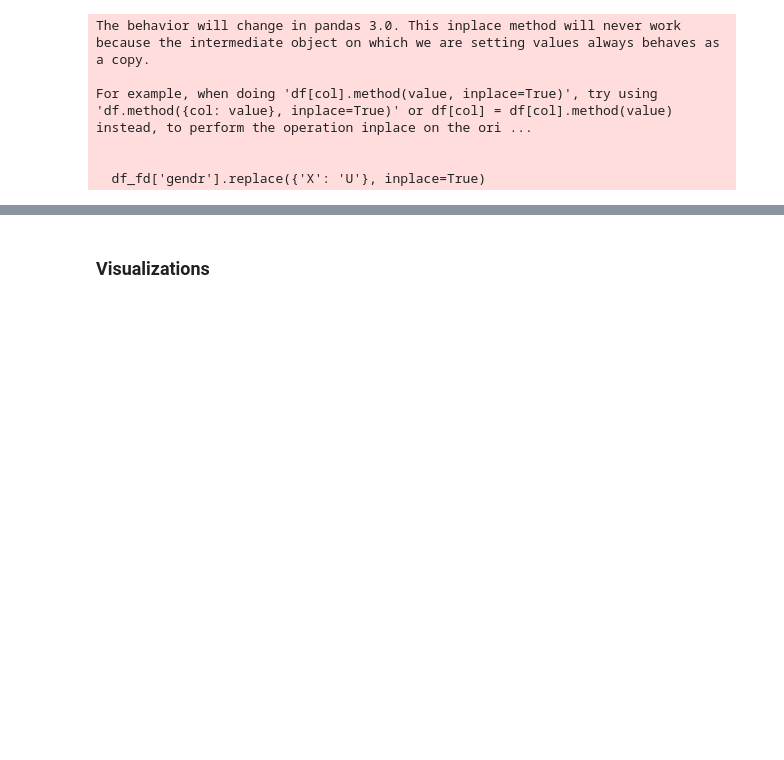
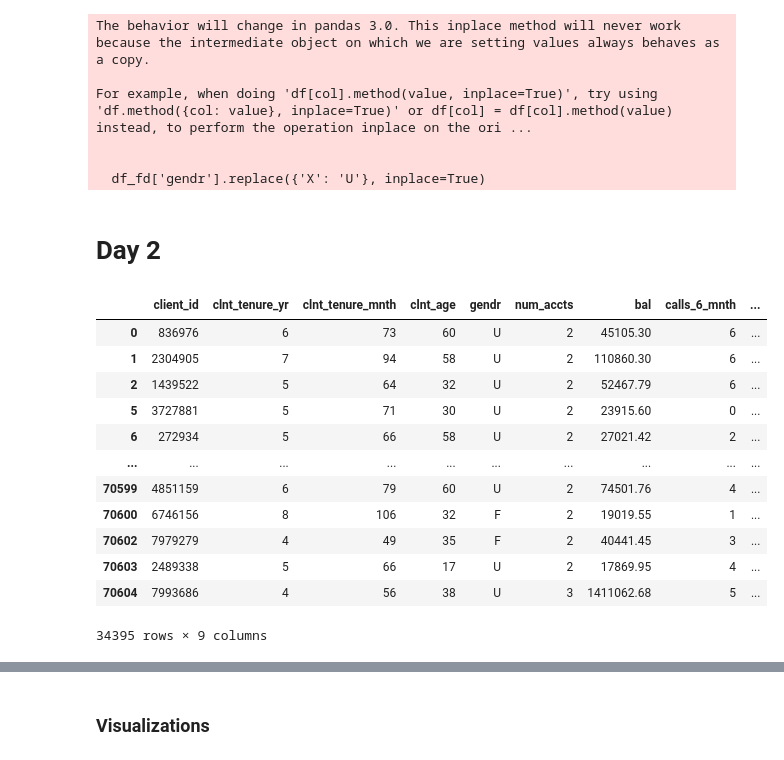
Before and after one commit to bfranx62/Ironhack-EDA-Project, a Jupyter notebook: main.ipynb, the cells around one changed output, grey strips where cells are left out. Drawn from its saved outputs; the diff is of its cells as text; code cells hidden in the pictures; blank space fills up the shorter version.

```diff
--- a/main.ipynb
+++ b/main.ipynb
@@ -189,3 +189,23 @@ For example, when doing 'df[col].method(value, inplace=True)', try using 'df.met
   df_fd['gendr'].replace({'X': 'U'}, inplace=True)
 # %%
 test_subjects_df = pd.merge(df_fw_dm, df_fe_c, on='client_id')
+# %% [markdown]
+# Day 2
+# %%
+df_fd_young = df_fd[df_fd['clnt_tenure_yr'] <= 10]
+
+df_fd_young
+# %% [output]
+|  | client_id | clnt_tenure_yr | clnt_tenure_mnth | clnt_age | gendr | num_accts | bal | calls_6_mnth | ... |
+| 0 | 836976 | 6 | 73 | 60 | U | 2 | 45105.30 | 6 | ... |
+| 1 | 2304905 | 7 | 94 | 58 | U | 2 | 110860.30 | 6 | ... |
+| 2 | 1439522 | 5 | 64 | 32 | U | 2 | 52467.79 | 6 | ... |
+| 5 | 3727881 | 5 | 71 | 30 | U | 2 | 23915.60 | 0 | ... |
+| 6 | 272934 | 5 | 66 | 58 | U | 2 | 27021.42 | 2 | ... |
+| ... | ... | ... | ... | ... | ... | ... | ... | ... | ... |
+| 70599 | 4851159 | 6 | 79 | 60 | U | 2 | 74501.76 | 4 | ... |
+| 70600 | 6746156 | 8 | 106 | 32 | F | 2 | 19019.55 | 1 | ... |
+| 70602 | 7979279 | 4 | 49 | 35 | F | 2 | 40441.45 | 3 | ... |
+| 70603 | 2489338 | 5 | 66 | 17 | U | 2 | 17869.95 | 4 | ... |
+| 70604 | 7993686 | 4 | 56 | 38 | U | 3 | 1411062.68 | 5 | ... |
+34395 rows × 9 columns
```
Also changed, not shown: parts of 6 cells of this notebook.
